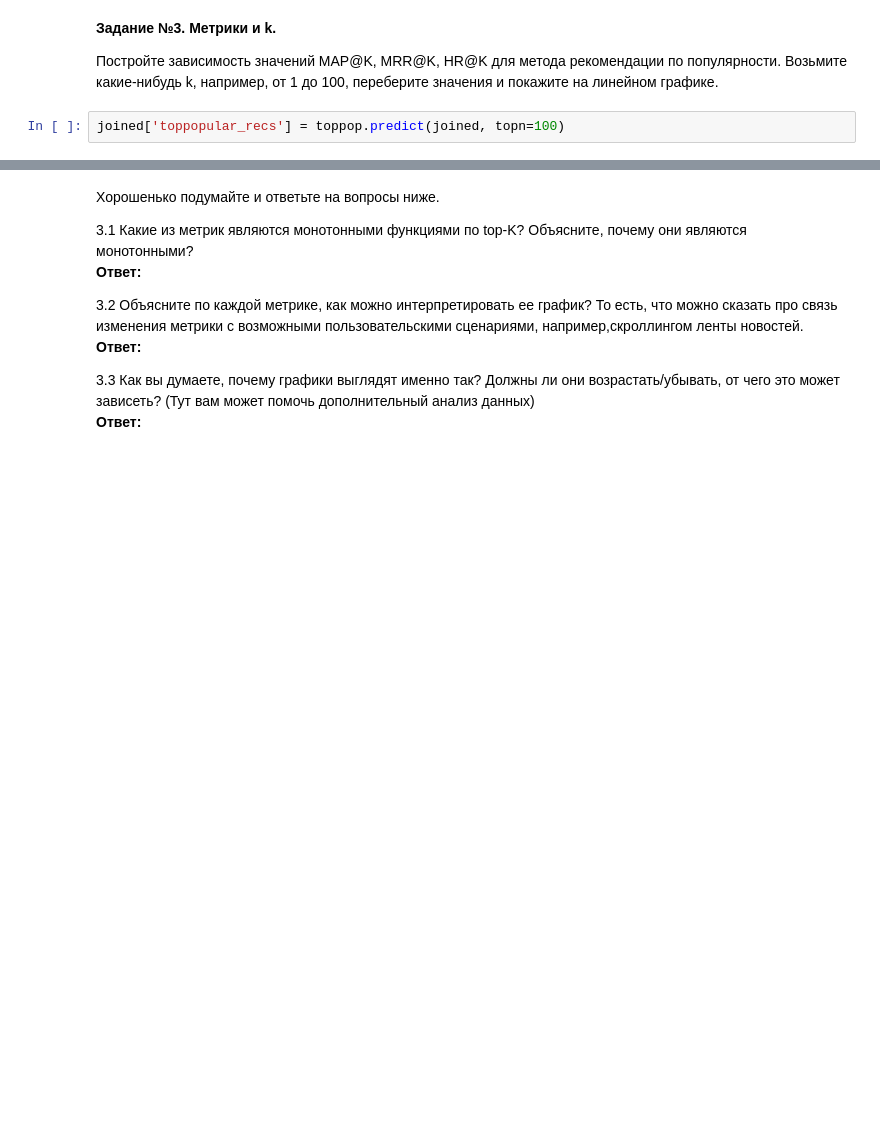
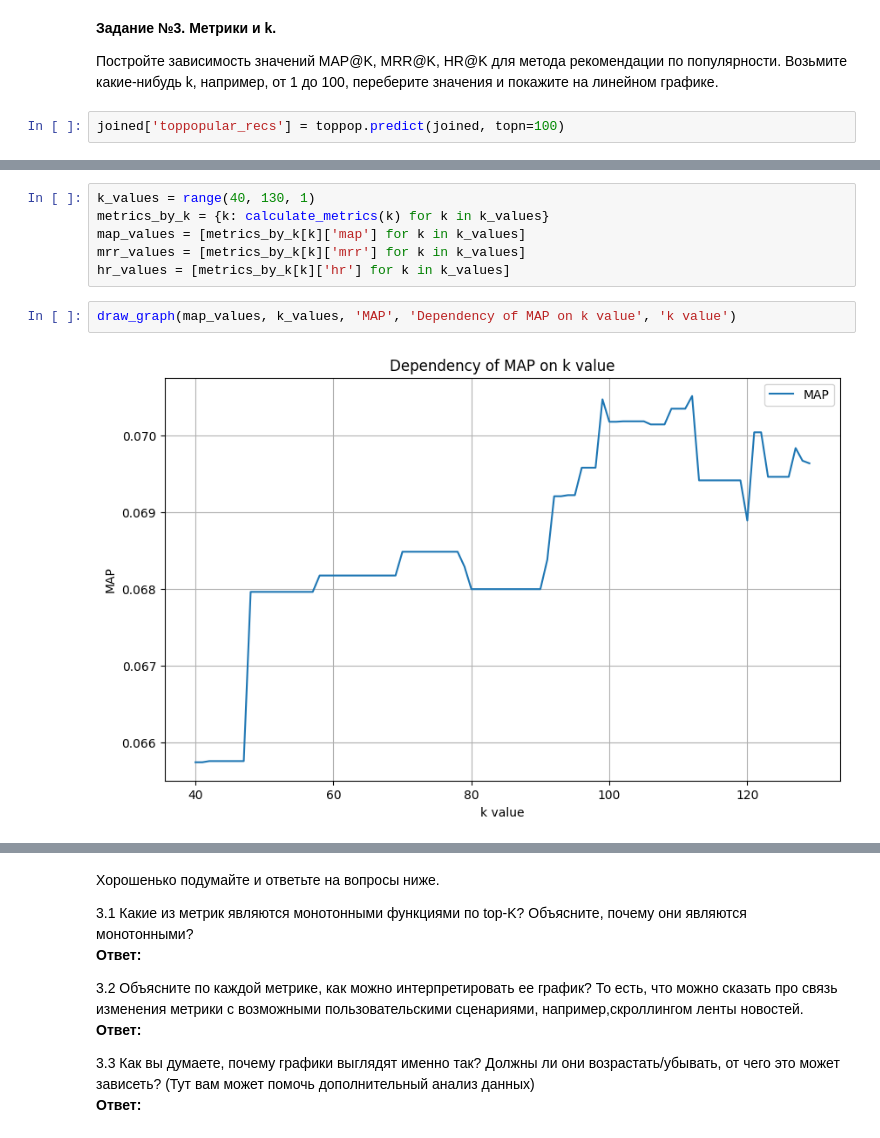
Before and after one commit to Lulu-fw01/RecSys_course, a Jupyter notebook: hw/HSE_RecSys_HW1.ipynb, the cells around one changed output, grey strips where cells are left out. Cells and saved outputs as stored; diff of their text form; blank space fills up the shorter version.

```diff
--- a/hw/HSE_RecSys_HW1.ipynb
+++ b/hw/HSE_RecSys_HW1.ipynb
@@ -406,0 +410,10 @@ joined['toppopular_recs'] = toppop.predict(joined, topn=100)
+# %%
+k_values = range(40, 130, 1)
+metrics_by_k = {k: calculate_metrics(k) for k in k_values}
+map_values = [metrics_by_k[k]['map'] for k in k_values]
+mrr_values = [metrics_by_k[k]['mrr'] for k in k_values]
+hr_values = [metrics_by_k[k]['hr'] for k in k_values]
+# %%
+draw_graph(map_values, k_values, 'MAP', 'Dependency of MAP on k value', 'k value')
+# %% [output]
+[figure, added]
```
Also changed, not shown: parts of 20 cells of this notebook.
